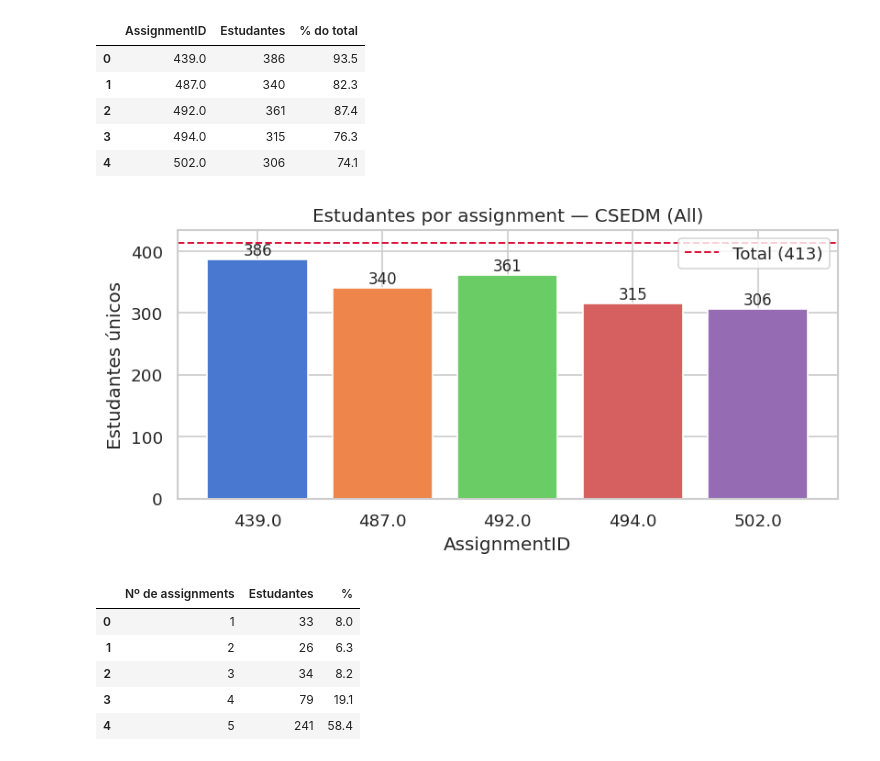
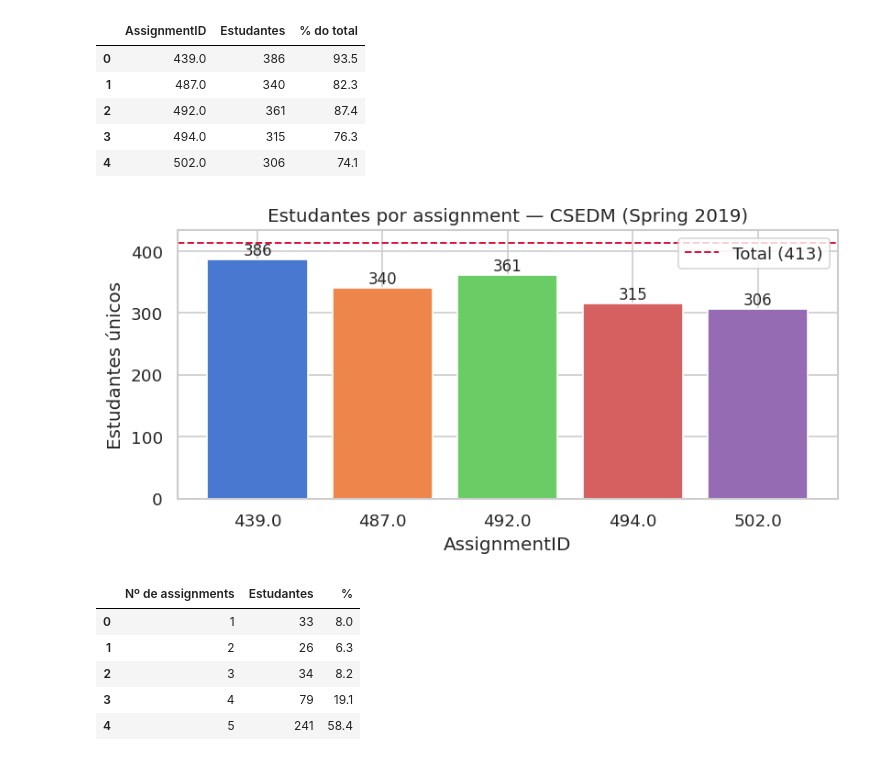
Before and after one commit to scuiki/tcc.edm.kt, a Jupyter notebook: notebooks/01_eda.ipynb, the cells around one changed output. Cells and saved outputs as stored; diff of their text form; code cells hidden in the pictures.

```diff
--- a/notebooks/01_eda.ipynb
+++ b/notebooks/01_eda.ipynb
@@ -137,22 +137,22 @@ display(students_per_assignment)
 # %%
 fig, ax = plt.subplots(figsize=(7, 3.5))
 ax.bar(
     students_per_assignment['AssignmentID'].astype(str),
     students_per_assignment['Estudantes'],
     color=sns.color_palette('muted')
 )
 ax.axhline(n_students, color='crimson', linestyle='--', linewidth=1.2, label=f'Total ({n_students})')
 for bar, val in zip(ax.patches, students_per_assignment['Estudantes']):
     ax.text(bar.get_x() + bar.get_width() / 2, bar.get_height() + 2, str(val),
             ha='center', va='bottom', fontsize=10)
 ax.set_xlabel('AssignmentID')
 ax.set_ylabel('Estudantes únicos')
-ax.set_title('Estudantes por assignment — CSEDM (All)')
+ax.set_title('Estudantes por assignment — CSEDM (Spring 2019)')
 ax.legend()
 plt.tight_layout()
 plt.show()
 # %% [output]
-[figure, old version]
+[figure, new version]
 # %%
 # Quantos assignments cada estudante completou (participou de pelo menos 1 evento)
 assignments_per_student = (
```
Also changed, not shown: parts of 44 cells of this notebook, 6 other files.
